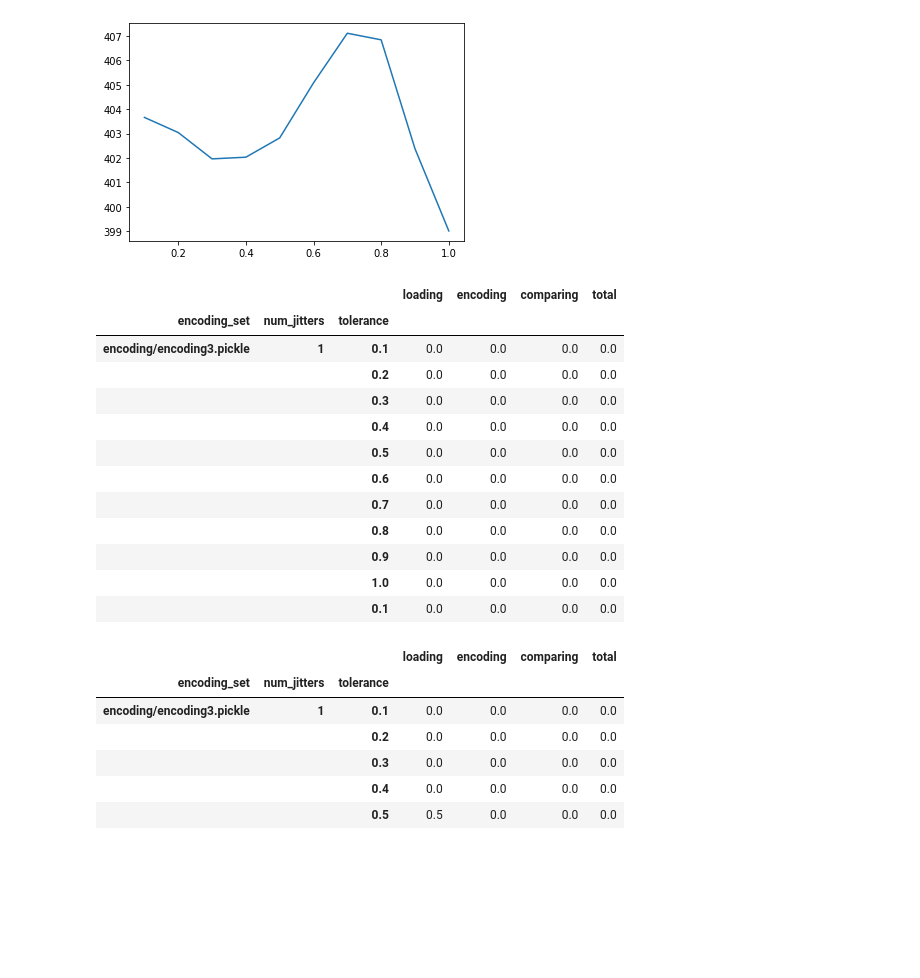
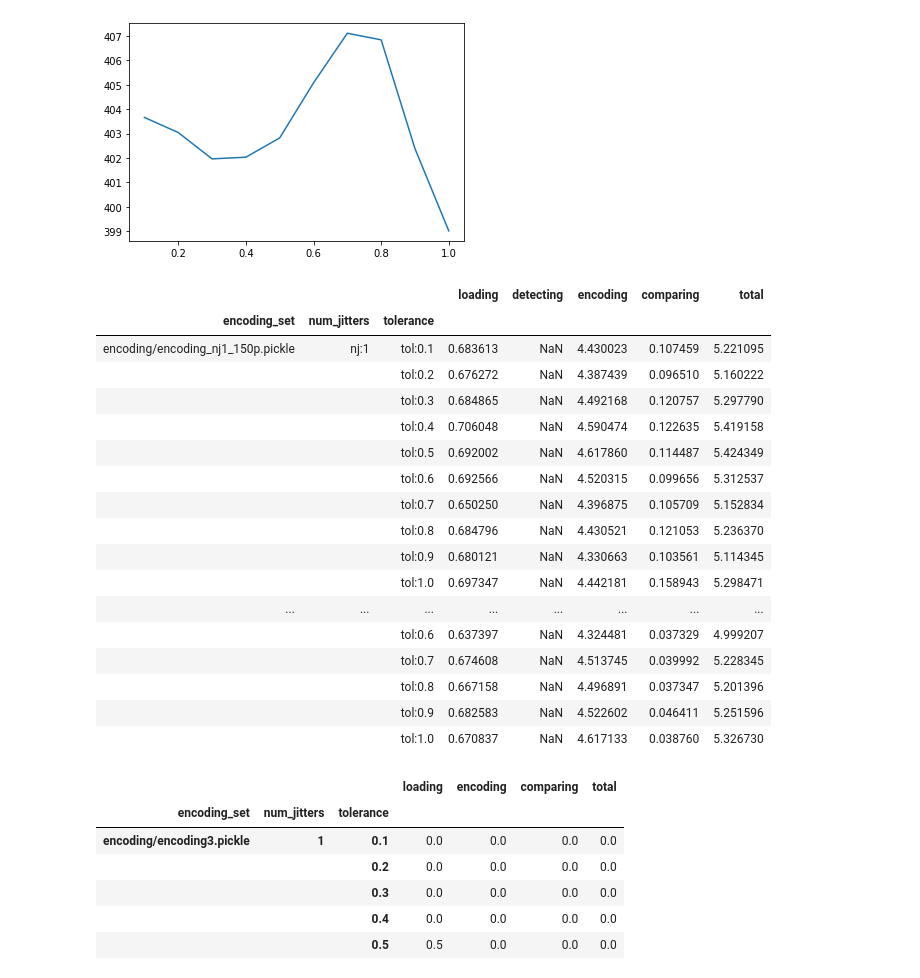
Before and after one commit to SixtantAIEN06/dlib, a Jupyter notebook: expriment_records/test.ipynb, the cells around one changed output. Drawn from its saved outputs; the diff is of its cells as text; code cells hidden in the pictures; blank space fills up the shorter version.

```diff
--- a/expriment_records/test.ipynb
+++ b/expriment_records/test.ipynb
@@ -228,23 +219,28 @@ plt.show()
 # %% [output]
 [figure]
 # %%
-timing_log=pd.read_csv('timing_log.csv',index_col=0,dtype={'num_jitters':np.str,'tolerance':np.str})
+timing_log=pd.read_csv('timing_log/timing_log_202002200417.csv',index_col=0,dtype={'num_jitters':np.str,'tolerance':np.str})
 timing_log=timing_log.set_index(['num_jitters','tolerance'],drop=True,append=True)
 timing_log
 # %% [output]
-|  |  |  | loading | encoding | comparing | total |
-| encoding_set | num_jitters | tolerance |  |  |  |  |
-| encoding/encoding3.pickle | 1 | 0.1 | 0.0 | 0.0 | 0.0 | 0.0 |
-|  |  | 0.2 | 0.0 | 0.0 | 0.0 | 0.0 |
-|  |  | 0.3 | 0.0 | 0.0 | 0.0 | 0.0 |
-|  |  | 0.4 | 0.0 | 0.0 | 0.0 | 0.0 |
-|  |  | 0.5 | 0.0 | 0.0 | 0.0 | 0.0 |
-|  |  | 0.6 | 0.0 | 0.0 | 0.0 | 0.0 |
-|  |  | 0.7 | 0.0 | 0.0 | 0.0 | 0.0 |
-|  |  | 0.8 | 0.0 | 0.0 | 0.0 | 0.0 |
-|  |  | 0.9 | 0.0 | 0.0 | 0.0 | 0.0 |
-|  |  | 1.0 | 0.0 | 0.0 | 0.0 | 0.0 |
-|  |  | 0.1 | 0.0 | 0.0 | 0.0 | 0.0 |
+|  |  |  | loading | detecting | encoding | comparing | total |
+| encoding_set | num_jitters | tolerance |  |  |  |  |  |
+| encoding/encoding_nj1_150p.pickle | nj:1 | tol:0.1 | 0.683613 | NaN | 4.430023 | 0.107459 | 5.221095 |
+|  |  | tol:0.2 | 0.676272 | NaN | 4.387439 | 0.096510 | 5.160222 |
+|  |  | tol:0.3 | 0.684865 | NaN | 4.492168 | 0.120757 | 5.297790 |
+|  |  | tol:0.4 | 0.706048 | NaN | 4.590474 | 0.122635 | 5.419158 |
+|  |  | tol:0.5 | 0.692002 | NaN | 4.617860 | 0.114487 | 5.424349 |
+|  |  | tol:0.6 | 0.692566 | NaN | 4.520315 | 0.099656 | 5.312537 |
+|  |  | tol:0.7 | 0.650250 | NaN | 4.396875 | 0.105709 | 5.152834 |
+|  |  | tol:0.8 | 0.684796 | NaN | 4.430521 | 0.121053 | 5.236370 |
+|  |  | tol:0.9 | 0.680121 | NaN | 4.330663 | 0.103561 | 5.114345 |
+|  |  | tol:1.0 | 0.697347 | NaN | 4.442181 | 0.158943 | 5.298471 |
+| ... | ... | ... | ... | ... | ... | ... | ... |
+|  |  | tol:0.6 | 0.637397 | NaN | 4.324481 | 0.037329 | 4.999207 |
+|  |  | tol:0.7 | 0.674608 | NaN | 4.513745 | 0.039992 | 5.228345 |
+|  |  | tol:0.8 | 0.667158 | NaN | 4.496891 | 0.037347 | 5.201396 |
+|  |  | tol:0.9 | 0.682583 | NaN | 4.522602 | 0.046411 | 5.251596 |
+|  |  | tol:1.0 | 0.670837 | NaN | 4.617133 | 0.038760 | 5.326730 |
 # %%
 timing_log.loc[('encoding/encoding3.pickle','1','0.5'),'loading']=0.5
 timing_log
```
Also changed, not shown: parts of 2 cells of this notebook, 17 other files.
